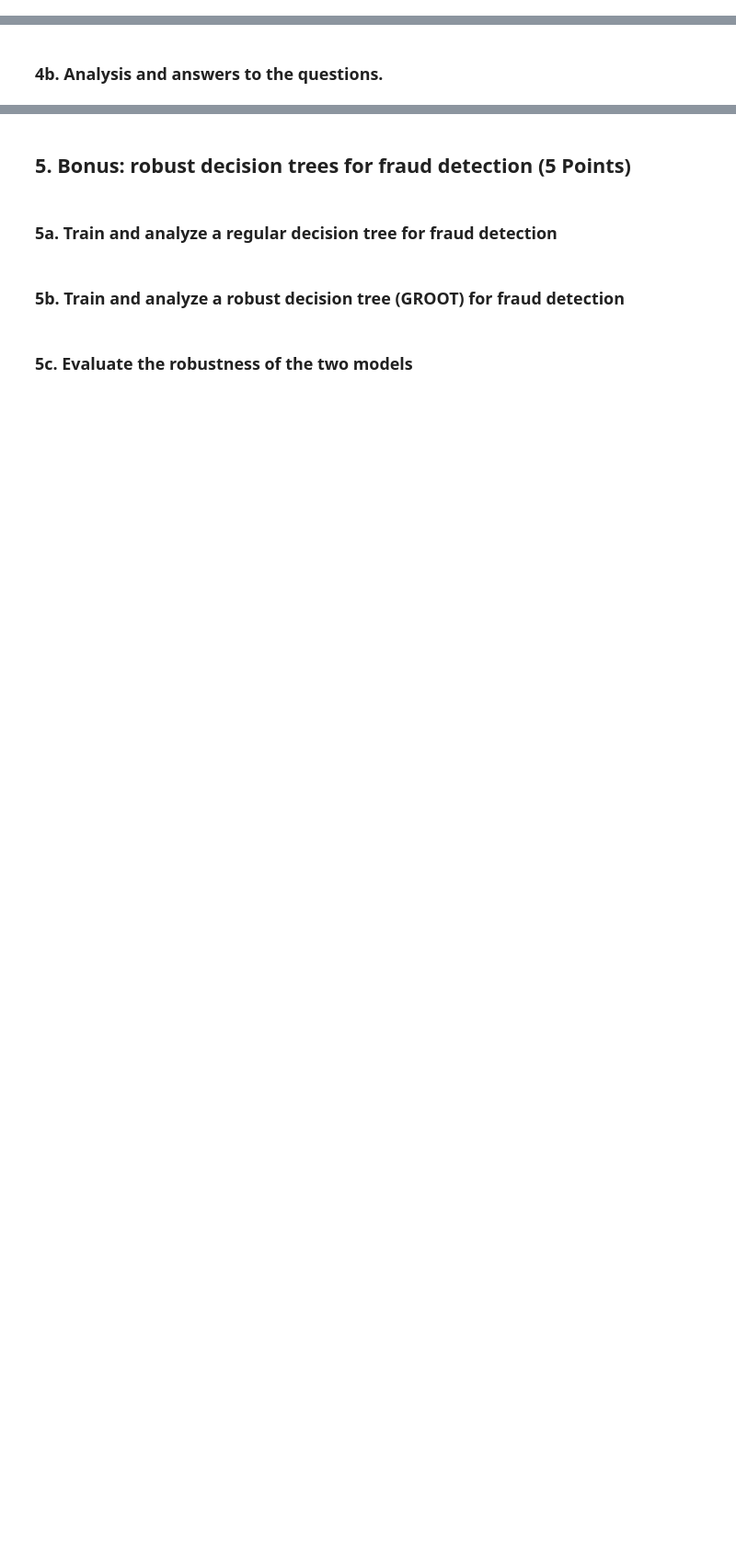
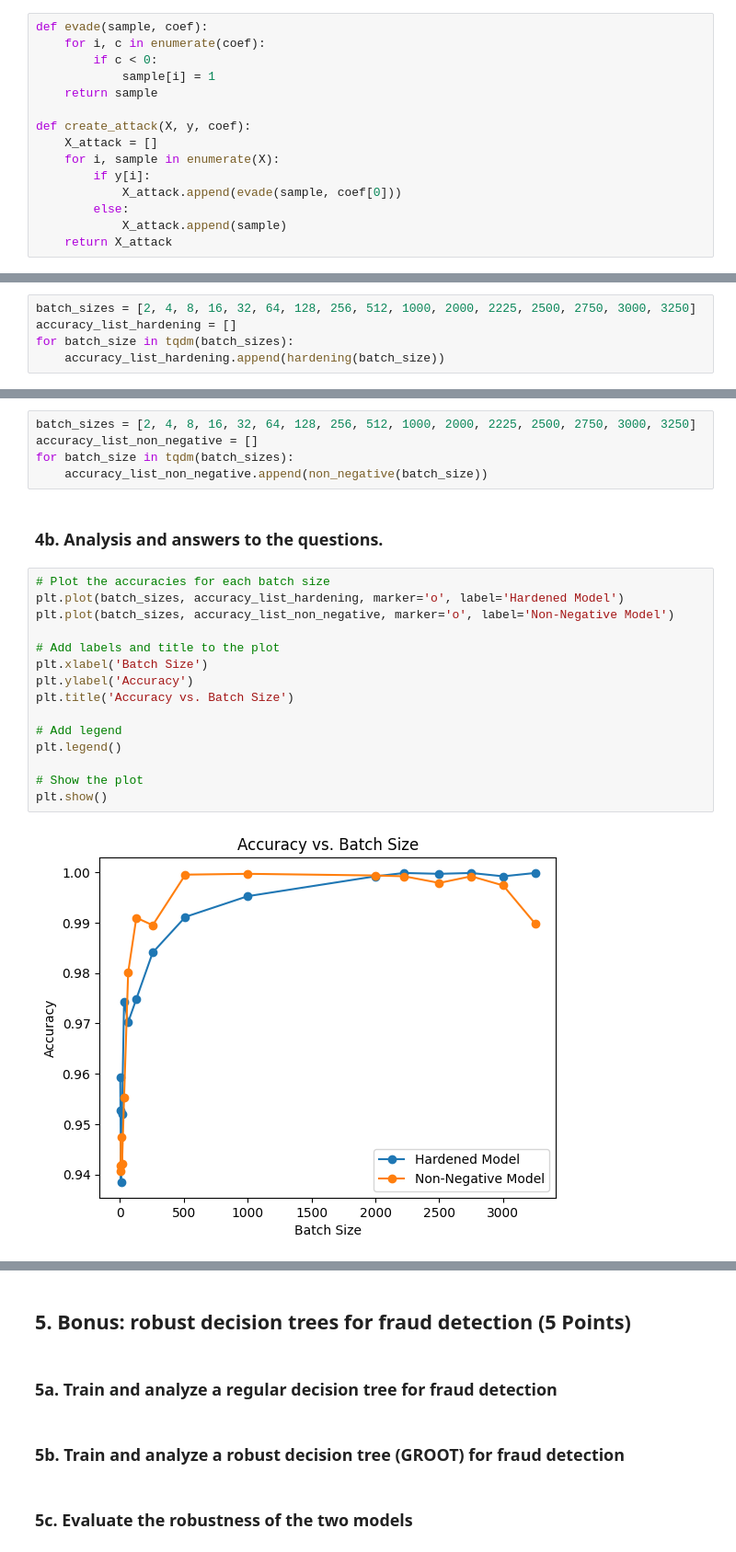
Before and after one commit to suhaib1769/CDA_Group42, a Jupyter notebook: Lab_4/Lab4.ipynb, the cells around one changed output, grey strips where cells are left out. Shown: that part at 92% size. Cells and saved outputs as stored; diff of their text form; blank space fills up the shorter version.

```diff
--- a/Lab_4/Lab4.ipynb
+++ b/Lab_4/Lab4.ipynb
@@ -37,0 +64,15 @@ def evade(sample, coef):
+# %%
+def evade(sample, coef):
+    for i, c in enumerate(coef):
+        if c < 0:
+            sample[i] = 1
+    return sample
+
+def create_attack(X, y, coef):
+    X_attack = []
+    for i, sample in enumerate(X):
+        if y[i]:
+            X_attack.append(evade(sample, coef[0]))
+        else:
+            X_attack.append(sample)
+    return X_attack
@@ -42,3 +121,8 @@ def evade(sample, coef):
+# %%
+batch_sizes = [2, 4, 8, 16, 32, 64, 128, 256, 512, 1000, 2000, 2225, 2500, 2750, 3000, 3250]
+accuracy_list_hardening = []
+for batch_size in tqdm(batch_sizes):
+    accuracy_list_hardening.append(hardening(batch_size))
 # %% [markdown]
 ### 3b. Analysis and answers to the questions
 # %% [markdown]
@@ -48,2 +162,24 @@ def evade(sample, coef):
+# %%
+batch_sizes = [2, 4, 8, 16, 32, 64, 128, 256, 512, 1000, 2000, 2225, 2500, 2750, 3000, 3250]
+accuracy_list_non_negative = []
+for batch_size in tqdm(batch_sizes):
+    accuracy_list_non_negative.append(non_negative(batch_size))
 # %% [markdown]
 ### 4b. Analysis and answers to the questions.
+# %%
+# Plot the accuracies for each batch size
+plt.plot(batch_sizes, accuracy_list_hardening, marker='o', label='Hardened Model')
+plt.plot(batch_sizes, accuracy_list_non_negative, marker='o', label='Non-Negative Model')
+
+# Add labels and title to the plot
+plt.xlabel('Batch Size')
+plt.ylabel('Accuracy')
+plt.title('Accuracy vs. Batch Size')
+
+# Add legend
+plt.legend()
+
+# Show the plot
+plt.show()
+# %% [output]
+[figure, added]
```
Also changed, not shown: parts of 11 cells of this notebook, 1 other file.
